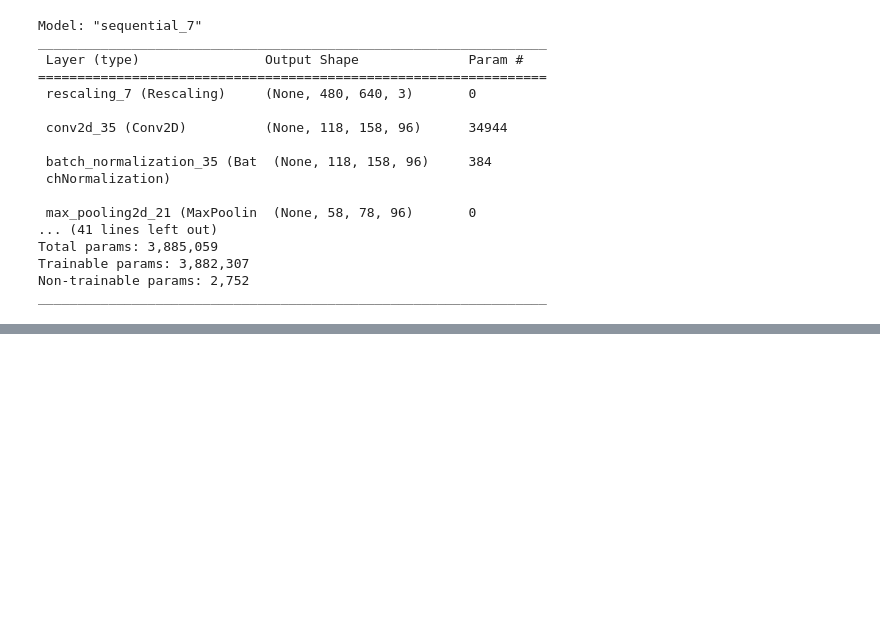
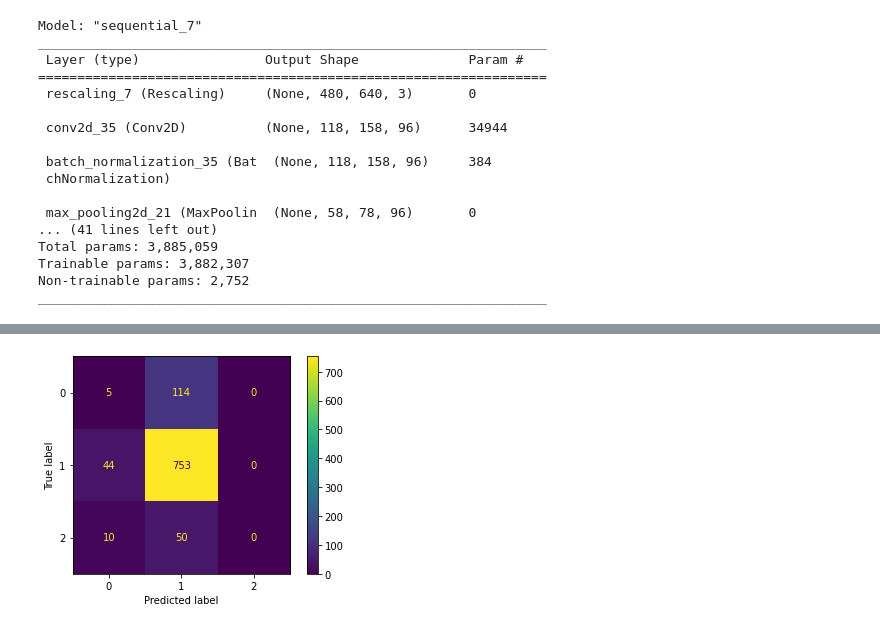
Before and after one commit to hmatzner/DFL-Bundesliga, a Jupyter notebook: Bundesliga - with functions.ipynb, the cells around one changed output, grey strips where cells are left out. Cells and saved outputs as stored; diff of their text form; code cells hidden in the pictures; blank space fills up the shorter version.

Commit message:
6th baseline model trained, no improvement

```diff
--- a/Bundesliga - with functions.ipynb
+++ b/Bundesliga - with functions.ipynb
@@ -950,0 +1097,2 @@ model.save('/content/drive/MyDrive/Bundesliga/Models/model_baseline_4')
+# %%
+model = train_model(model, X_train, y_train, X_val, y_val)
@@ -950,0 +1124,5 @@ model.save('/content/drive/MyDrive/Bundesliga/Models/model_baseline_4')
+# %%
+new_y_test = y_test.idxmax(axis=1)\
+.replace({'event_challenge': 0, 'event_play': 1, 'event_throwin': 2})
+# %%
+y_pred_test = model.predict(X_test)
@@ -950,0 +1131,7 @@ model.save('/content/drive/MyDrive/Bundesliga/Models/model_baseline_4')
+# %%
+y_pred_test_b = [np.argmax(i, axis=0) for i in y_pred_test]
+# %%
+ConfusionMatrixDisplay.from_predictions(new_y_test, y_pred_test_b)
+plt.show()
+# %% [output]
+[figure, added]
```
Also changed, not shown: parts of 15 cells of this notebook.
